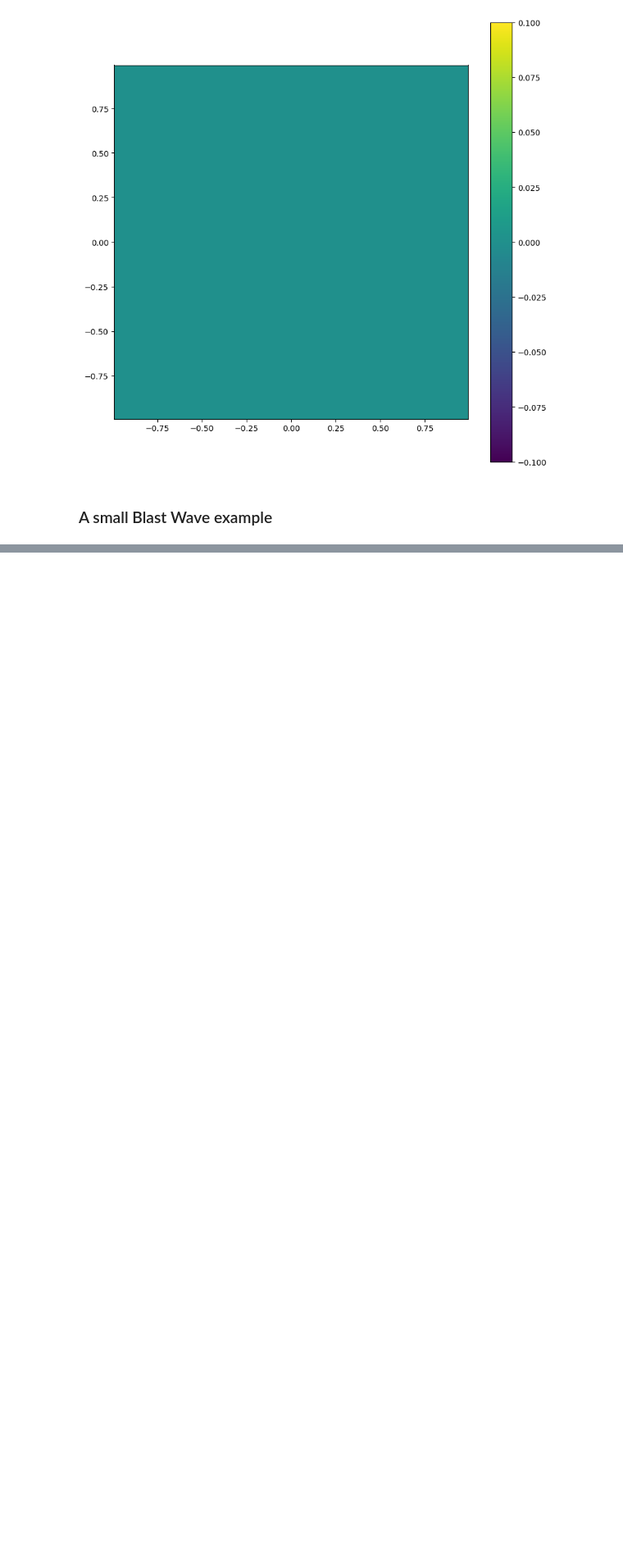
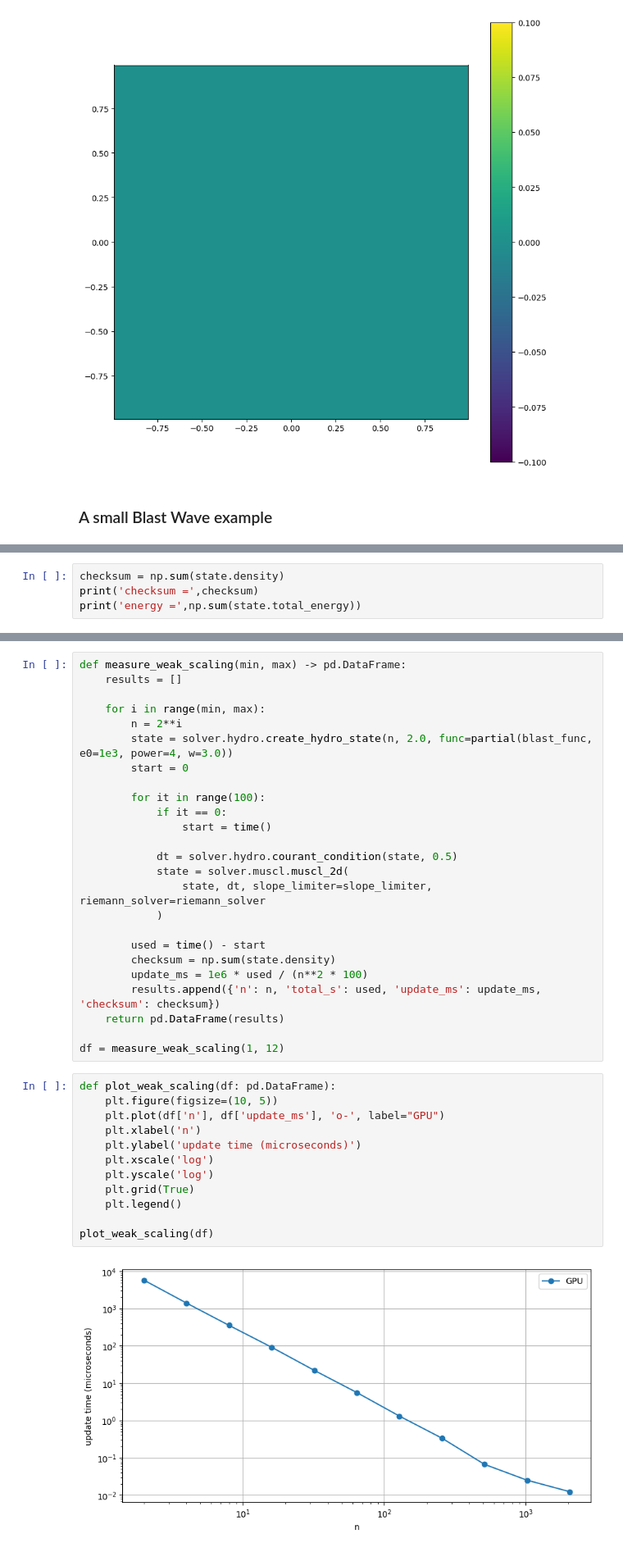
Before and after one commit to plabadens/jax-fluid-solver, a Jupyter notebook: notebooks/Blast wave.ipynb, the cells around one changed output, grey strips where cells are left out. Shown: that part at 82% size. Cells and saved outputs as stored; diff of their text form; blank space fills up the shorter version.

```diff
--- a/notebooks/Blast wave.ipynb
+++ b/notebooks/Blast wave.ipynb
@@ -104,0 +83,4 @@ title(e0=e0, C=C, n=n)
+# %%
+checksum = np.sum(state.density)
+print('checksum =',checksum)
+print('energy =',np.sum(state.total_energy))
@@ -104,0 +94,39 @@ title(e0=e0, C=C, n=n)
+# %%
+def measure_weak_scaling(min, max) -> pd.DataFrame:
+    results = []
+
+    for i in range(min, max):
+        n = 2**i
+        state = solver.hydro.create_hydro_state(n, 2.0, func=partial(blast_func, e0=1e3, power=4, w=3.0))
+        start = 0
+
+        for it in range(100):
+            if it == 0:
+                start = time()
+
+            dt = solver.hydro.courant_condition(state, 0.5)
+            state = solver.muscl.muscl_2d(
+                state, dt, slope_limiter=slope_limiter, riemann_solver=riemann_solver
+            )
+
+        used = time() - start
+        checksum = np.sum(state.density)
+        update_ms = 1e6 * used / (n**2 * 100)
+        results.append({'n': n, 'total_s': used, 'update_ms': update_ms, 'checksum': checksum})
+    return pd.DataFrame(results)
+
+df = measure_weak_scaling(1, 12)
+# %%
+def plot_weak_scaling(df: pd.DataFrame):
+    plt.figure(figsize=(10, 5))
+    plt.plot(df['n'], df['update_ms'], 'o-', label="GPU")
+    plt.xlabel('n')
+    plt.ylabel('update time (microseconds)')
+    plt.xscale('log')
+    plt.yscale('log')
+    plt.grid(True)
+    plt.legend()
+
+plot_weak_scaling(df)
+# %% [output]
+[figure, added]
```
Also changed, not shown: parts of 6 cells of this notebook, 5 other files.
